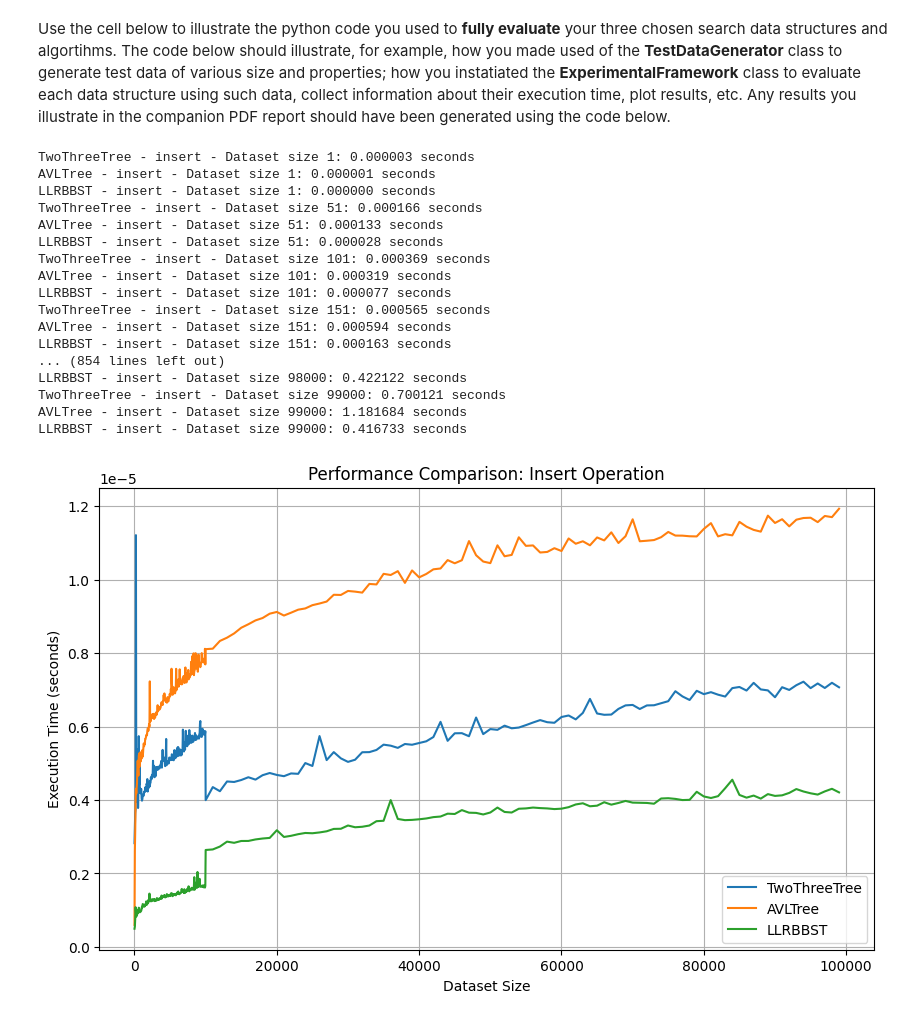
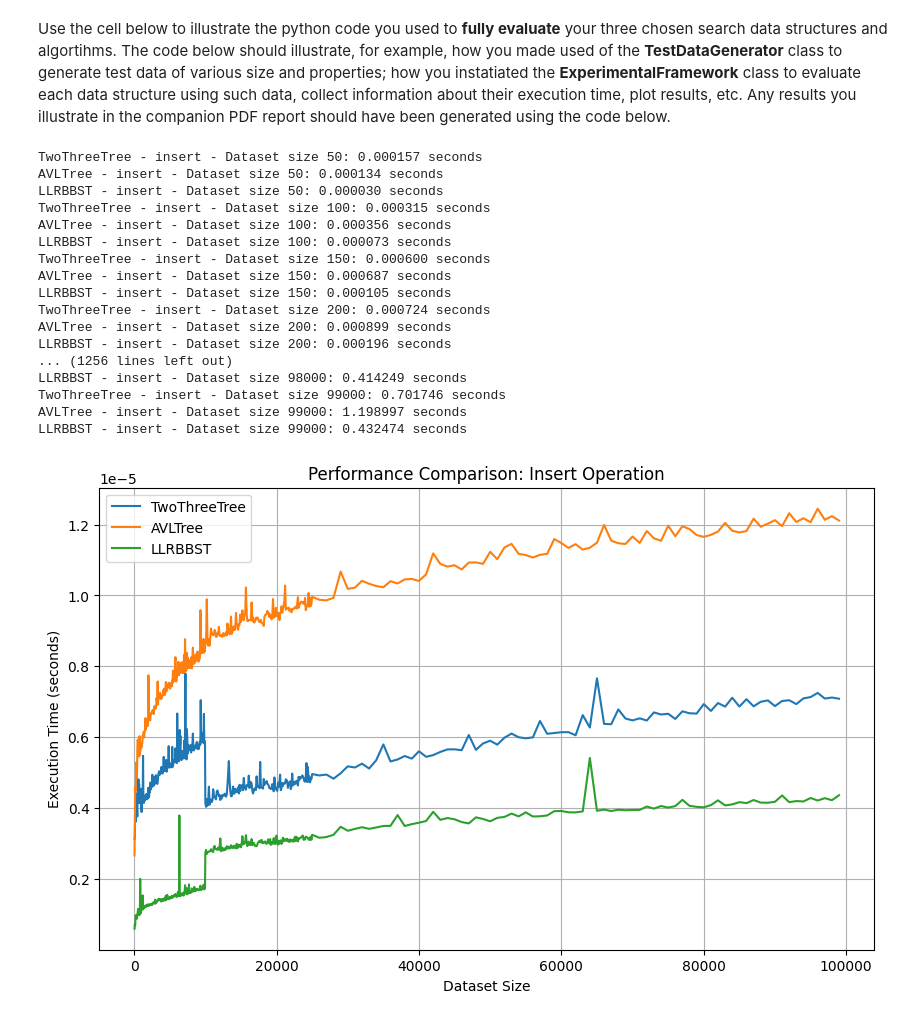
Before and after one commit to Fateh-Aletomeh/Algorithms-Coursework, a Jupyter notebook: grp-017-0005code.ipynb, the cells around one changed output. Drawn from its saved outputs; the diff is of its cells as text; code cells hidden in the pictures.

```diff
--- a/grp-017-0005code.ipynb
+++ b/grp-017-0005code.ipynb
@@ -531,35 +531,35 @@ Use the cell below to illustrate the python code you used to **fully evaluate**
 # %%
 # ADD YOUR TEST CODE HERE
 
 generator = TestDataGenerator()
 framework = ExperimentalFramework()
 
 TwoThree = TwoThreeTree()
 AVL = AVLTree()
 LLRB = LLRBBST()
 
 data_structures = [TwoThree, AVL, LLRB]
 
-sizes = list(range(1,10000,50)) + list(range(10000, 10**5, 1000))
+sizes = list(range(50,10000,50)) + list(range(10000, 25000, 100)) + list(range(25000, 10**5, 1000))
 #sizes = [1 * (2 ** i) for i in range(15)]
 results = framework.evaluateExperiment(data_structures, sizes, operation="insert")
 framework.plotGraph(results, sizes, operation="insert")
 # %% [output]
-TwoThreeTree - insert - Dataset size 1: 0.000003 seconds
-AVLTree - insert - Dataset size 1: 0.000001 seconds
-LLRBBST - insert - Dataset size 1: 0.000000 seconds
-TwoThreeTree - insert - Dataset size 51: 0.000166 seconds
-AVLTree - insert - Dataset size 51: 0.000133 seconds
-LLRBBST - insert - Dataset size 51: 0.000028 seconds
-TwoThreeTree - insert - Dataset size 101: 0.000369 seconds
-AVLTree - insert - Dataset size 101: 0.000319 seconds
-LLRBBST - insert - Dataset size 101: 0.000077 seconds
-TwoThreeTree - insert - Dataset size 151: 0.000565 seconds
-AVLTree - insert - Dataset size 151: 0.000594 seconds
-LLRBBST - insert - Dataset size 151: 0.000163 seconds
-... (854 lines left out)
-LLRBBST - insert - Dataset size 98000: 0.422122 seconds
-TwoThreeTree - insert - Dataset size 99000: 0.700121 seconds
-AVLTree - insert - Dataset size 99000: 1.181684 seconds
-LLRBBST - insert - Dataset size 99000: 0.416733 seconds
+TwoThreeTree - insert - Dataset size 50: 0.000157 seconds
+AVLTree - insert - Dataset size 50: 0.000134 seconds
+LLRBBST - insert - Dataset size 50: 0.000030 seconds
+TwoThreeTree - insert - Dataset size 100: 0.000315 seconds
+AVLTree - insert - Dataset size 100: 0.000356 seconds
+LLRBBST - insert - Dataset size 100: 0.000073 seconds
+TwoThreeTree - insert - Dataset size 150: 0.000600 seconds
+AVLTree - insert - Dataset size 150: 0.000687 seconds
+LLRBBST - insert - Dataset size 150: 0.000105 seconds
+TwoThreeTree - insert - Dataset size 200: 0.000724 seconds
+AVLTree - insert - Dataset size 200: 0.000899 seconds
+LLRBBST - insert - Dataset size 200: 0.000196 seconds
+... (1256 lines left out)
+LLRBBST - insert - Dataset size 98000: 0.414249 seconds
+TwoThreeTree - insert - Dataset size 99000: 0.701746 seconds
+AVLTree - insert - Dataset size 99000: 1.198997 seconds
+LLRBBST - insert - Dataset size 99000: 0.432474 seconds
-[figure, old version]
+[figure, new version]
```
Also changed, not shown: 1 other file.
